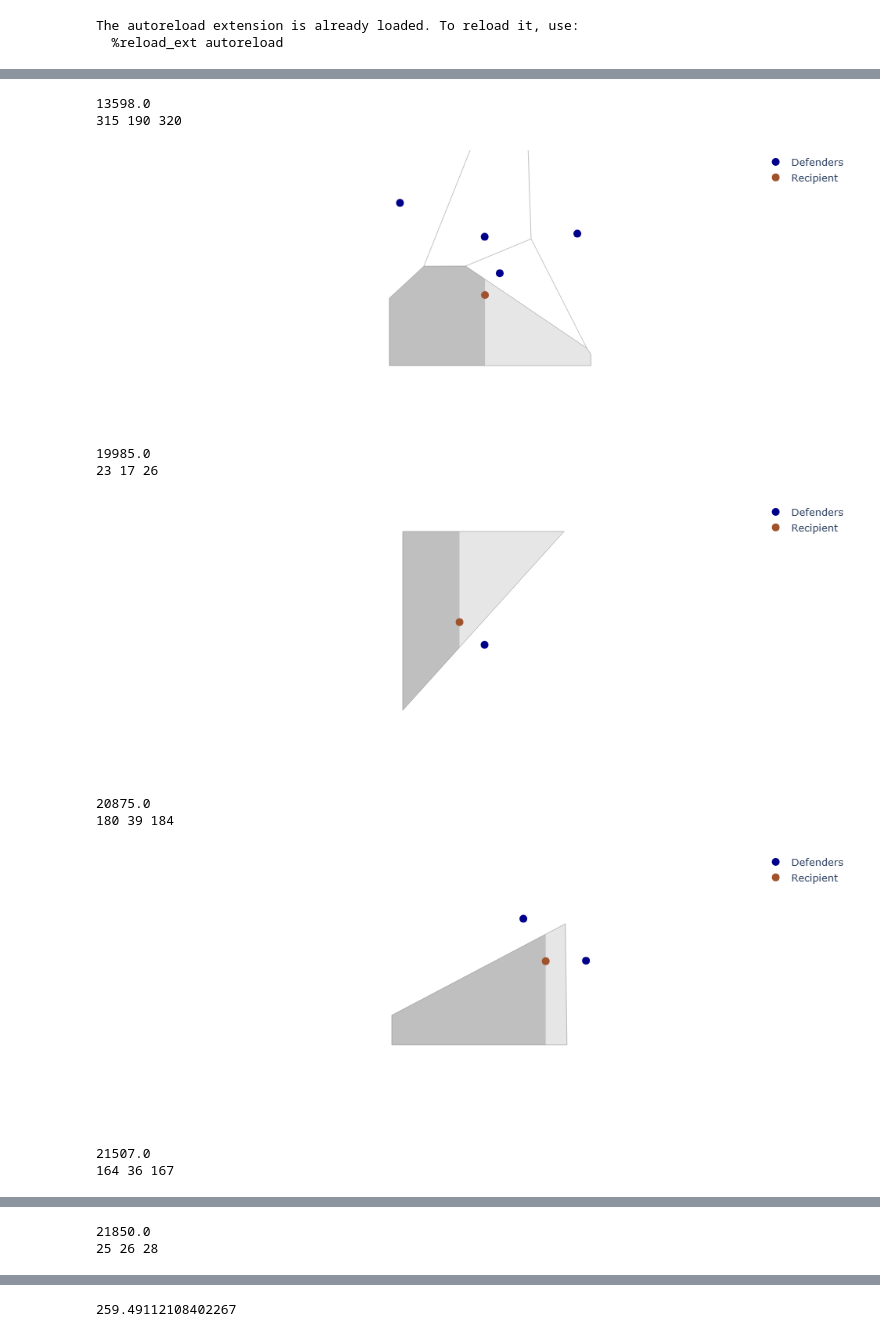
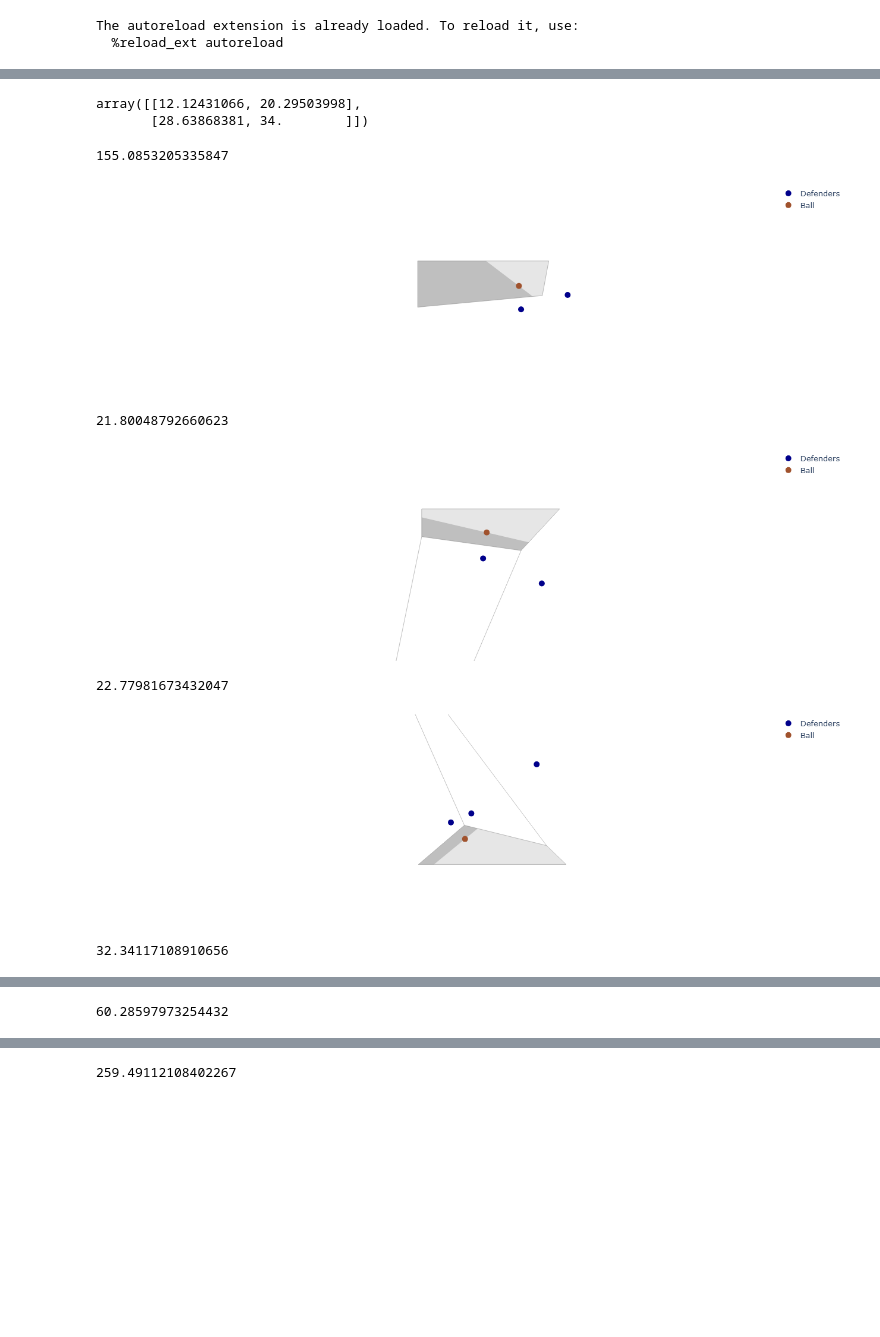
Before and after one commit to lorihe/ASI, a Jupyter notebook: Voronoi_plot.ipynb, the cells around one changed output, grey strips where cells are left out. Saved outputs shown, nothing was run; the diff lists cells and outputs as text; code cells hidden in the pictures; blank space fills up the shorter version.

```diff
--- a/Voronoi_plot.ipynb
+++ b/Voronoi_plot.ipynb
@@ -38,12 +22,0 @@ Index(['sk_match_id', 'frame', 'minute', 'player_name', 'pass_recipient_name',
-# %%
-match_id = 1133199
-file_path = f'data/FA/tracking/{match_id}.jsonl'
-data = load_jsonl_file(file_path)
-pitch_length, pitch_width = find_pitch_size(match_id)
-file_path = f'data/FA/match/{match_id}.json'
-match_data = load_json_file(file_path)
-home_id = match_data['home_team']['id']
-away_id = match_data['away_team']['id']
-
-home_p_ids = [p['id'] for p in match_data['players'] if p['team_id'] == home_id]
-away_p_ids = [p['id'] for p in match_data['players'] if p['team_id'] == away_id]
@@ -53,0 +64,5 @@ pitch_length, pitch_width
+# %%
+match_id = 1133201
+receive_frame = 1326.0
+recipient_id = 68716
+plot_vor_frame(match_id, recipient_id, receive_frame)
@@ -54,47 +197,19 @@ pitch_length, pitch_width
+# %%
+intersections
+# %% [output]
+array([[12.12431066, 20.29503998],
+       [28.63868381, 34.        ]])
 # %%
 for idx, row in model_1_data[10:20].iterrows():
-    frame = row['receive_frame']
+    match_id = row['sk_match_id']
+    receive_frame = row['receive_frame']
     recipient_id = row['sk_recipient_id']
-    frame_data = [f for f in data if f['frame'] == frame]
-    frame_df = pd.DataFrame(frame_data)
-    expanded_df = pd.concat(frame_df.apply(explode_data, axis=1).to_list(), ignore_index=True)
-    expanded_df['team'] = expanded_df['player_id'].apply(lambda x: 'home' if x in home_p_ids else 'away' if x in away_p_ids else 'ball')
-    recipient_team = expanded_df[expanded_df['player_id'] == recipient_id]['team'].item()
-    ball_xy = row['ball_x_0'], row['ball_y_0']
-    defending_df = expanded_df[~expanded_df['team'].isin([recipient_team, 'ball'])]
-    defending_xy = defending_df[['x', 'y']].to_numpy()
-
-    factor_x = 1 if ball_xy[0] > 0 else -1
-    factor_y = 1 if ball_xy[1] > 0 else -1
-    boundary_points = np.array(
-        [[ball_xy[0], pitch_width/2*factor_y+(pitch_width/2*factor_y-ball_xy[1])],
-         [ball_xy[0], ball_xy[1] - 40*factor_y],
-         [pitch_length/2*factor_x+(pitch_length/2*factor_x-ball_xy[0]), ball_xy[1]],
-         [ball_xy[0] - 40, ball_xy[1]],
-         [ball_xy[0] + 40, ball_xy[1]]])
-    points = np.vstack([ball_xy, defending_xy, boundary_points])
-    points_nbs = get_neighbors(points, ball_xy)
-    vertices = get_vertices(points_nbs, ball_xy)
-
-    area_forward, area_backward, points_forward, points_backward = get_areas(vertices, ball_xy, factor_x)
-    SoF = area_forward + np.log(area_backward+1)
-
-    # hull_points = np.array([p for i, p in enumerate(points_nbs) if
-    #           not np.any((p == boundary_points).all(axis = 1))])
-    fig = plot_vor(points_nbs, hull_points, ball_xy, boundary_points, vertices,
-         points_backward, points_forward)
-    print(frame)
-    print(int(area_forward), int(area_backward), int(SoF))
-    fig.show()
+    plot_vor_frame(match_id, recipient_id, receive_frame)
 # %% [output]
-13598.0
-315 190 320
+155.0853205335847
-[figure, old version]
+[figure, new version]
-19985.0
-23 17 26
+21.80048792660623
-[figure, old version]
+[figure, new version]
-20875.0
-180 39 184
+22.77981673432047
-[figure, old version]
+[figure, new version]
-21507.0
-164 36 167
+32.34117108910656
@@ -102,2 +217 @@ for idx, row in model_1_data[10:20].iterrows():
-21850.0
-25 26 28
+60.28597973254432
```
Also changed, not shown: parts of 8 cells of this notebook, 9 other files.
